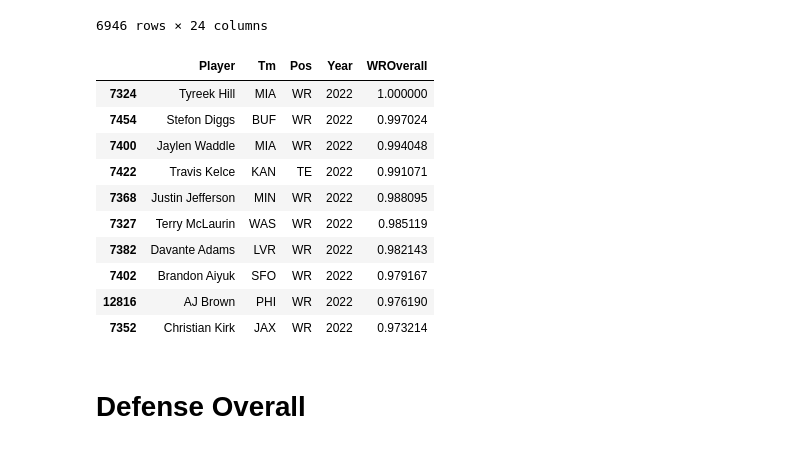
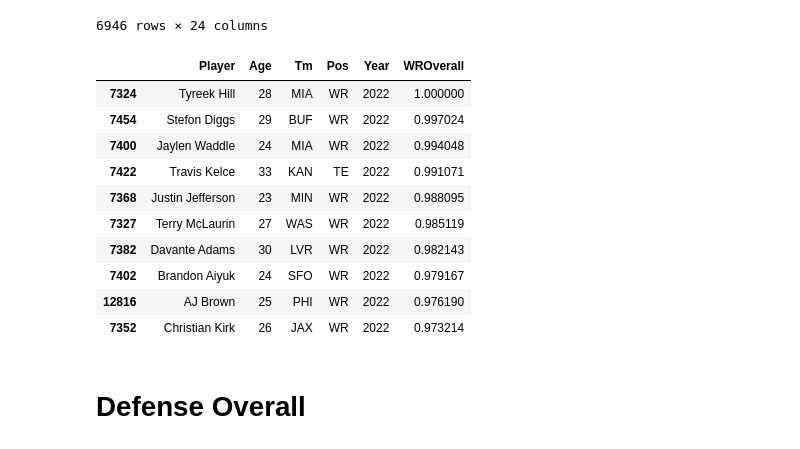
Before and after one commit to aag-02/nfl-playoff-chances, a Jupyter notebook: NFL Playoffs player stats.ipynb, the cells around one changed output. Cells and saved outputs as stored; diff of their text form; code cells hidden in the pictures.

```diff
--- a/NFL Playoffs player stats.ipynb
+++ b/NFL Playoffs player stats.ipynb
@@ -28,7 +29,7 @@ def overall(df, values, colname):
         newdf = df[df['Year'] == year]
         for i in values:
             newdf.loc[:,i]  = newdf.rank(pct=True)
-            if i in {"Int", "Sk", "Fum_RUSH"}:
+            if i in {"Int%", "Sk%", "Fum_RUSH"}:
                 newdf[i] = 1-newdf[i]
 
         newdf['avgPercentile'] = newdf[values].mean(axis=1)
@@ -420,23 +514,23 @@ wrs
 # %%
 test_wr = wrs.copy()
 values = ['Fmb_RUSH', '%played', 'Tgt_REC', 'Rec_REC', 'Ctch%_REC', 'Y/R_REC', 'Y/Tgt_REC','R/G_REC','Y/G_REC','Total_Yds','Total_Tds']
 final_wrdf = overall(test_wr,values, 'WROverall')
 
-ex2 = final_wrdf[['Player', 'Tm', 'Pos', 'Year', 'WROverall']]
+ex2 = final_wrdf[['Player', 'Age', 'Tm', 'Pos', 'Year', 'WROverall']]
 ex2 = map_abbrv(ex2)
 ex2[ex2['Year'] == 2022].sort_values('WROverall',ascending=False).head(10)
 # %% [output]
-|  | Player | Tm | Pos | Year | WROverall |
-| 7324 | Tyreek Hill | MIA | WR | 2022 | 1.000000 |
-| 7454 | Stefon Diggs | BUF | WR | 2022 | 0.997024 |
-| 7400 | Jaylen Waddle | MIA | WR | 2022 | 0.994048 |
-| 7422 | Travis Kelce | KAN | TE | 2022 | 0.991071 |
-| 7368 | Justin Jefferson | MIN | WR | 2022 | 0.988095 |
-| 7327 | Terry McLaurin | WAS | WR | 2022 | 0.985119 |
-| 7382 | Davante Adams | LVR | WR | 2022 | 0.982143 |
-| 7402 | Brandon Aiyuk | SFO | WR | 2022 | 0.979167 |
-| 12816 | AJ Brown | PHI | WR | 2022 | 0.976190 |
-| 7352 | Christian Kirk | JAX | WR | 2022 | 0.973214 |
+|  | Player | Age | Tm | Pos | Year | WROverall |
+| 7324 | Tyreek Hill | 28 | MIA | WR | 2022 | 1.000000 |
+| 7454 | Stefon Diggs | 29 | BUF | WR | 2022 | 0.997024 |
+| 7400 | Jaylen Waddle | 24 | MIA | WR | 2022 | 0.994048 |
+| 7422 | Travis Kelce | 33 | KAN | TE | 2022 | 0.991071 |
+| 7368 | Justin Jefferson | 23 | MIN | WR | 2022 | 0.988095 |
+| 7327 | Terry McLaurin | 27 | WAS | WR | 2022 | 0.985119 |
+| 7382 | Davante Adams | 30 | LVR | WR | 2022 | 0.982143 |
+| 7402 | Brandon Aiyuk | 24 | SFO | WR | 2022 | 0.979167 |
+| 12816 | AJ Brown | 25 | PHI | WR | 2022 | 0.976190 |
+| 7352 | Christian Kirk | 26 | JAX | WR | 2022 | 0.973214 |
 # %% [markdown]
 # Defense Overall
 # %%
```
Also changed, not shown: parts of 27 cells of this notebook.
